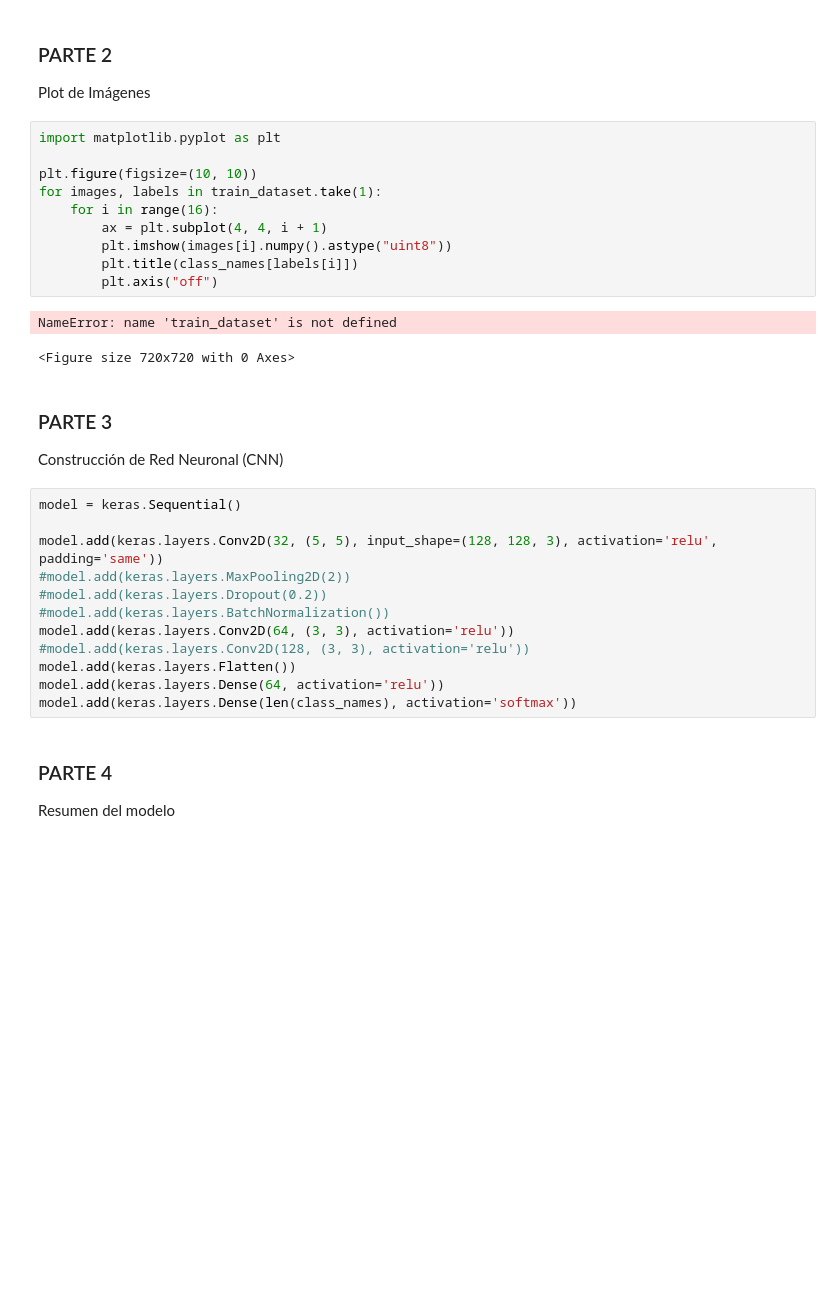
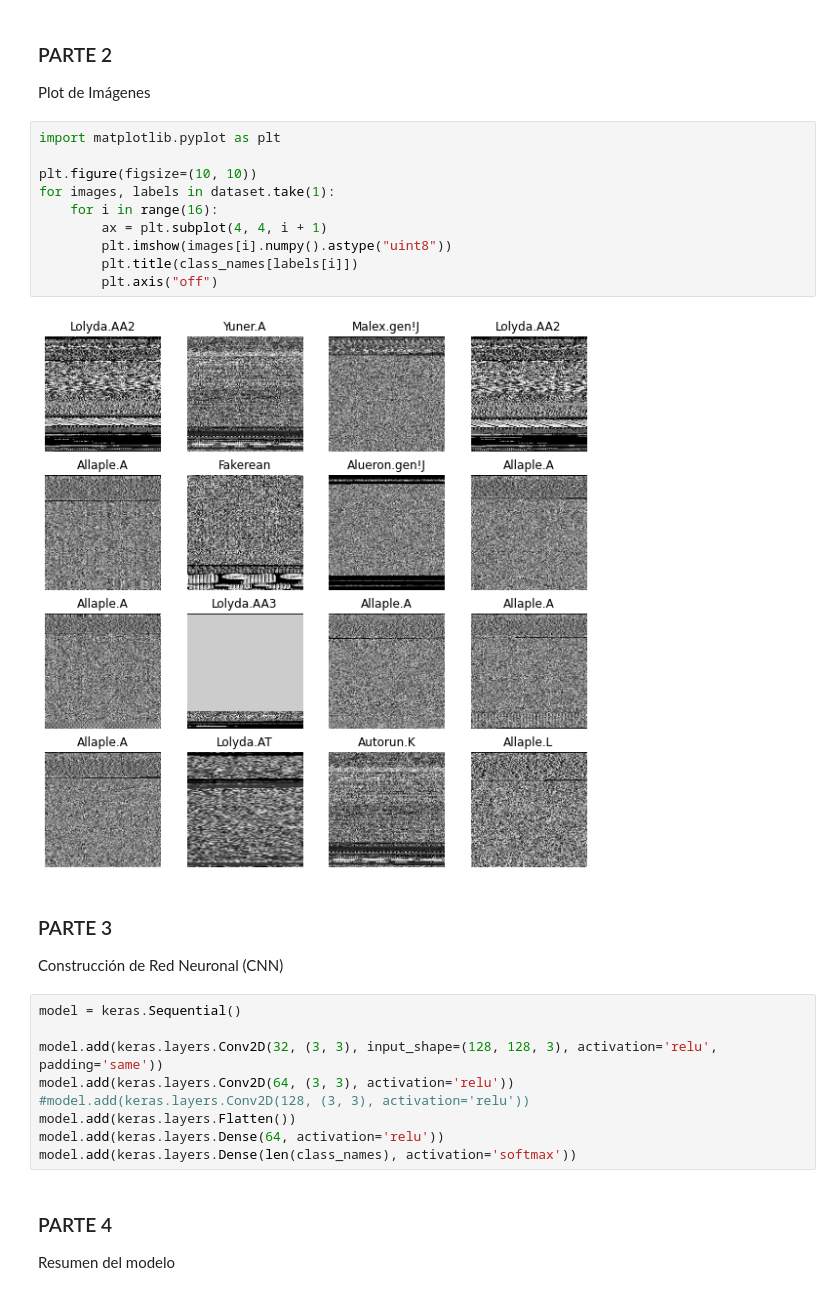
Before and after one commit to gera1013/SDS-Lab-07, a Jupyter notebook: analysis.ipynb, the cells around one changed output. Cells and saved outputs as stored; diff of their text form; blank space fills up the shorter version.

Commit message:
[ADD] Model train & testing

```diff
--- a/analysis.ipynb
+++ b/analysis.ipynb
@@ -82,26 +82,22 @@ Plot de Imágenes
 # %%
 import matplotlib.pyplot as plt
 
 plt.figure(figsize=(10, 10))
-for images, labels in train_dataset.take(1):
+for images, labels in dataset.take(1):
     for i in range(16):
         ax = plt.subplot(4, 4, i + 1)
         plt.imshow(images[i].numpy().astype("uint8"))
         plt.title(class_names[labels[i]])
         plt.axis("off")
 # %% [output]
-NameError: name 'train_dataset' is not defined
-<Figure size 720x720 with 0 Axes>
+[figure, added]
 # %% [markdown]
 ### PARTE 3
 Construcción de Red Neuronal (CNN)
 # %%
 model = keras.Sequential()
 
-model.add(keras.layers.Conv2D(32, (5, 5), input_shape=(128, 128, 3), activation='relu', padding='same'))
-#model.add(keras.layers.MaxPooling2D(2))
-#model.add(keras.layers.Dropout(0.2))
-#model.add(keras.layers.BatchNormalization())
+model.add(keras.layers.Conv2D(32, (3, 3), input_shape=(128, 128, 3), activation='relu', padding='same'))
 model.add(keras.layers.Conv2D(64, (3, 3), activation='relu'))
 #model.add(keras.layers.Conv2D(128, (3, 3), activation='relu'))
 model.add(keras.layers.Flatten())
```
Also changed, not shown: parts of 5 cells of this notebook.
